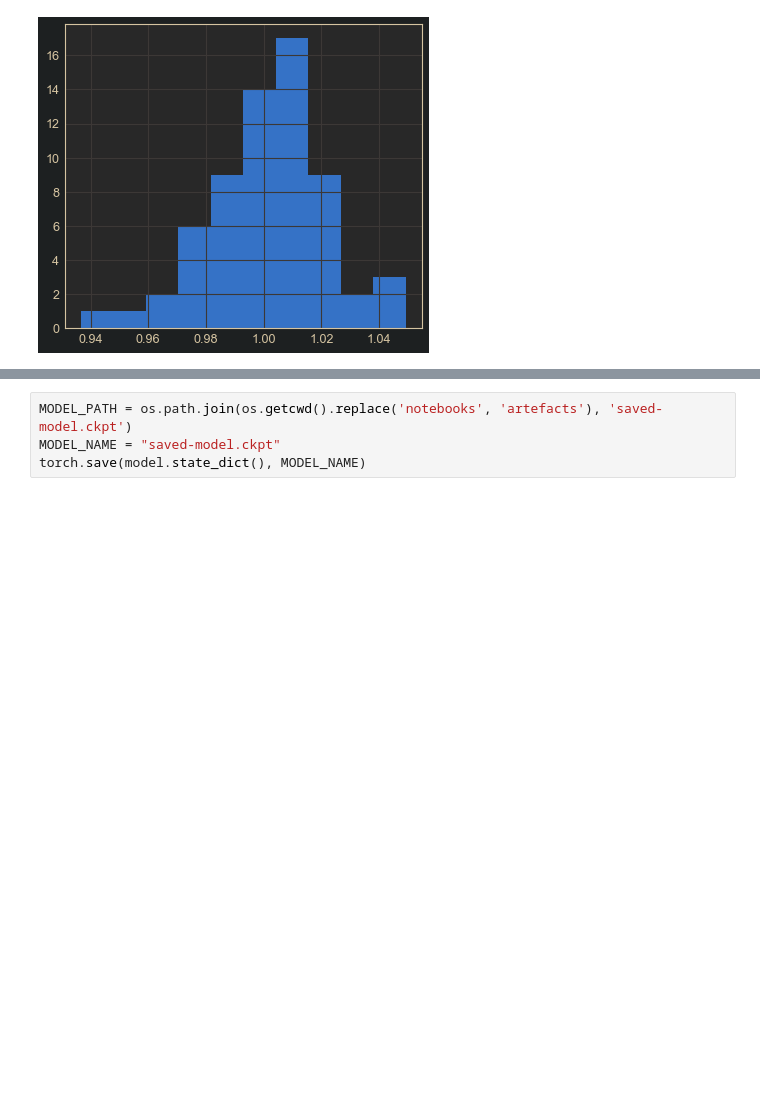
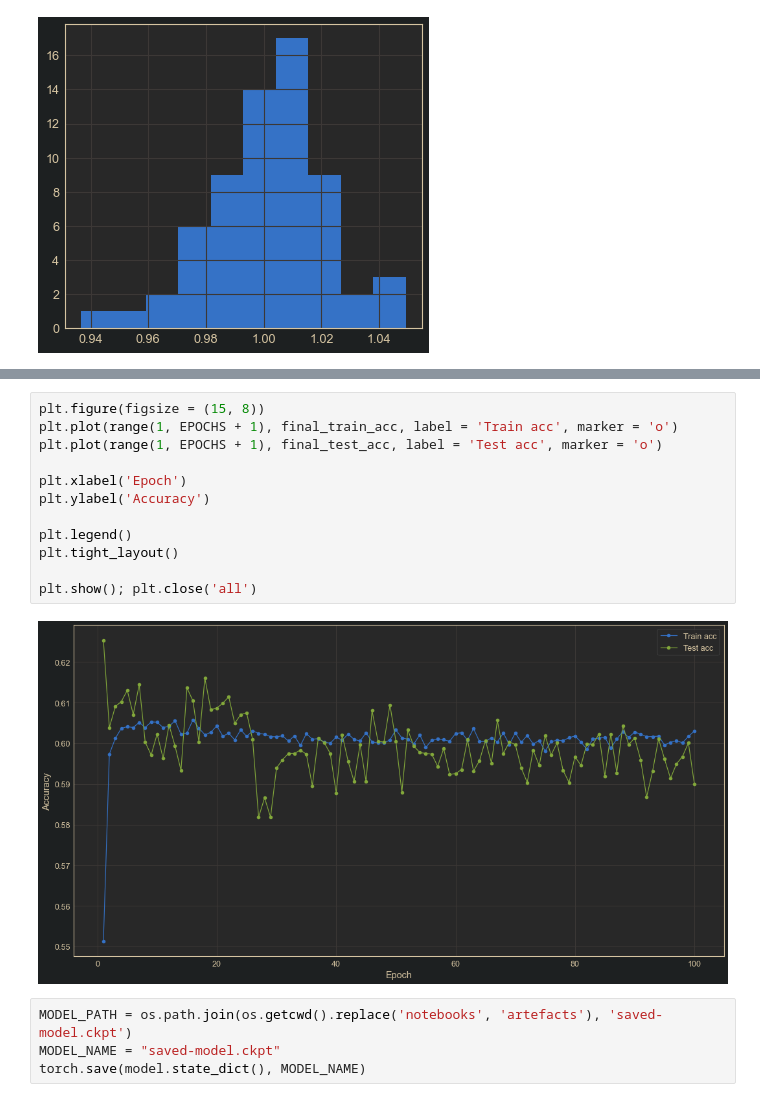
Before and after one commit to Arkhymadhe/lyric-predictor, a Jupyter notebook: notebooks/Emdedding-Linear [Visualized Losses].ipynb, the cells around one changed output, grey strips where cells are left out. Cells and saved outputs as stored; diff of their text form; blank space fills up the shorter version.

```diff
--- a/notebooks/Emdedding-Linear [Visualized Losses].ipynb
+++ b/notebooks/Emdedding-Linear [Visualized Losses].ipynb
@@ -447,3 +445,17 @@ plt.show(); plt.close('all')
+# %%
+plt.figure(figsize = (15, 8))
+plt.plot(range(1, EPOCHS + 1), final_train_acc, label = 'Train acc', marker = 'o')
+plt.plot(range(1, EPOCHS + 1), final_test_acc, label = 'Test acc', marker = 'o')
+
+plt.xlabel('Epoch')
+plt.ylabel('Accuracy')
+
+plt.legend()
+plt.tight_layout()
+
+plt.show(); plt.close('all')
+# %% [output]
+[figure, added]
 # %%
 MODEL_PATH = os.path.join(os.getcwd().replace('notebooks', 'artefacts'), 'saved-model.ckpt')
 MODEL_NAME = "saved-model.ckpt"
```
Also changed, not shown: parts of 4 cells of this notebook, 5 other files.
